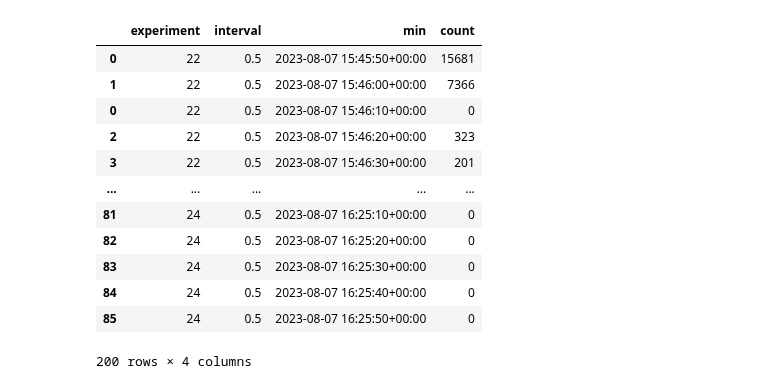
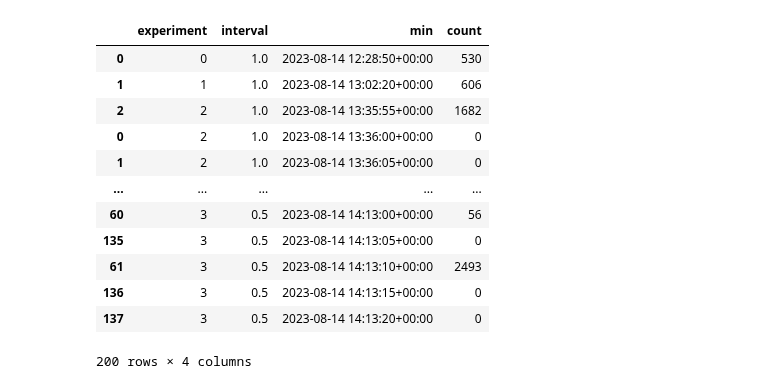
Before and after one commit to FlavScheidt/flexi-pipe, a Jupyter notebook: data/Notebooks/TimeSeries.ipynb, the cells around one changed output. Saved outputs shown, nothing was run; the diff lists cells and outputs as text; code cells hidden in the pictures.

```diff
--- a/data/Notebooks/TimeSeries.ipynb
+++ b/data/Notebooks/TimeSeries.ipynb
@@ -77,7 +77,7 @@ with open(filepath, 'r') as file_object:
 
 url="http://192.168.20.58:8086"
 # %%
-client = InfluxDBClient(url=url, token=token, org=org,  timeout=130_000)
+client = InfluxDBClient(url=url, token=token, org=org,  timeout=900_000)
 
 # write_api = client.write_api(write_options=SYNCHRONOUS)
 query_api = client.query_api()
@@ -127,8 +127,15 @@ exp.tail(100)
 # intervals = exp["interval"].drop_duplicates().sort_values().reset_index(drop=True)
 # intervals.head(10)
 
-expTime = exp[exp['startUnix'].astype(int).between(1692015275, 1692166070)]
-expTime = expTime.reset_index().rename({'index':'experiment'}, axis = 'columns')
+# expTime = exp[exp['startUnix'].astype(int).between(1692015275, 1692166070)]
 
-expTime.head(20)
+reference = exp.loc[exp["parameter"] == "reference"]
+start_reference = reference["startUnix"].min().astype(int)
+end_reference = reference["endUnix"].max().astype(int)
+print(start_reference)
+print(end_reference)
+
+# expTime = exp.reset_index().rename({'index':'experiment'}, axis = 'columns')
+
+# expTime.head(100)
 # %% [output]
@@ -152,6 +144,6 @@ expTime.head(20)
 # %%
 data_frame = query_api.query_data_frame('from(bucket: "gs") '
-                                        ' |> range(start: 1692015275, stop:1692166070) '
+                                        ' |> range(start: 1692015275, stop:1692039218) '
                                         ' |> filter(fn: (r) => r._measurement == "message") '
                                         ' |> group(columns: ["_measurement", "_field"], mode: "by") '
                                         ' |> pivot(rowKey:["_time"], columnKey: ["_field"], valueColumn: "_value")')
@@ -227,7 +246,7 @@ dfNew.head(20)
 dfNoIndex = dfNew.reset_index()
 # dfNoIndex.head(10)
 
-by_time = dfNoIndex.groupby([dfNoIndex['experiment'],dfNoIndex['interval'],pd.Grouper(key="min", freq='10s')])['type'].count().reset_index()
+by_time = dfNoIndex.groupby([dfNoIndex['experiment'],dfNoIndex['interval'],pd.Grouper(key="min", freq='5s')])['type'].count().reset_index()
 dfAggTime = by_time.rename(columns={"type": "count"})
 
 
@@ -259,7 +278,7 @@ maxTime = dfAggTime.groupby(['experiment']).agg('max').drop(columns=['count'])
 minMax = minTime.merge(maxTime, on=['experiment']).rename(columns={"min_x": "min", "min_y": "max", "interval_x": "interval"}).drop(columns=['interval_y']).reset_index()
 # minMax.head(10)
 
-date_list = pd.date_range(minMax['min'].min(), minMax['max'].max(),freq='10s')
+date_list = pd.date_range(minMax['min'].min(), minMax['max'].max(),freq='5s')
 
 dates = pd.DataFrame(date_list).rename(columns={0:"_time"})
 dates['count'] = 0
@@ -323,15 +342,15 @@ dfAggTime.head(200)
 |  | experiment | interval | min | count |
-| 0 | 22 | 0.5 | 2023-08-07 15:45:50+00:00 | 15681 |
-| 1 | 22 | 0.5 | 2023-08-07 15:46:00+00:00 | 7366 |
-| 0 | 22 | 0.5 | 2023-08-07 15:46:10+00:00 | 0 |
-| 2 | 22 | 0.5 | 2023-08-07 15:46:20+00:00 | 323 |
-| 3 | 22 | 0.5 | 2023-08-07 15:46:30+00:00 | 201 |
+| 0 | 0 | 1.0 | 2023-08-14 12:28:50+00:00 | 530 |
+| 1 | 1 | 1.0 | 2023-08-14 13:02:20+00:00 | 606 |
+| 2 | 2 | 1.0 | 2023-08-14 13:35:55+00:00 | 1682 |
+| 0 | 2 | 1.0 | 2023-08-14 13:36:00+00:00 | 0 |
+| 1 | 2 | 1.0 | 2023-08-14 13:36:05+00:00 | 0 |
 | ... | ... | ... | ... | ... |
-| 81 | 24 | 0.5 | 2023-08-07 16:25:10+00:00 | 0 |
-| 82 | 24 | 0.5 | 2023-08-07 16:25:20+00:00 | 0 |
-| 83 | 24 | 0.5 | 2023-08-07 16:25:30+00:00 | 0 |
-| 84 | 24 | 0.5 | 2023-08-07 16:25:40+00:00 | 0 |
-| 85 | 24 | 0.5 | 2023-08-07 16:25:50+00:00 | 0 |
+| 60 | 3 | 0.5 | 2023-08-14 14:13:00+00:00 | 56 |
+| 135 | 3 | 0.5 | 2023-08-14 14:13:05+00:00 | 0 |
+| 61 | 3 | 0.5 | 2023-08-14 14:13:10+00:00 | 2493 |
+| 136 | 3 | 0.5 | 2023-08-14 14:13:15+00:00 | 0 |
+| 137 | 3 | 0.5 | 2023-08-14 14:13:20+00:00 | 0 |
 200 rows × 4 columns
 # %%
 #Min datetime of each experiment
```
Also changed, not shown: parts of 11 cells of this notebook, 7 other files.
